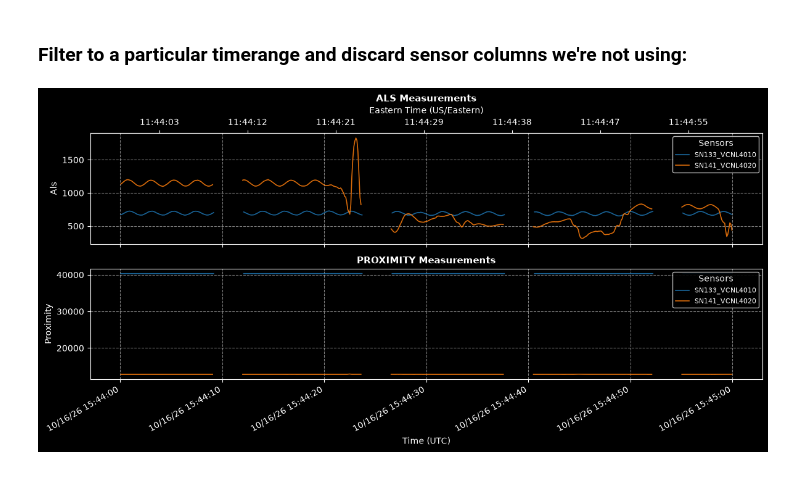
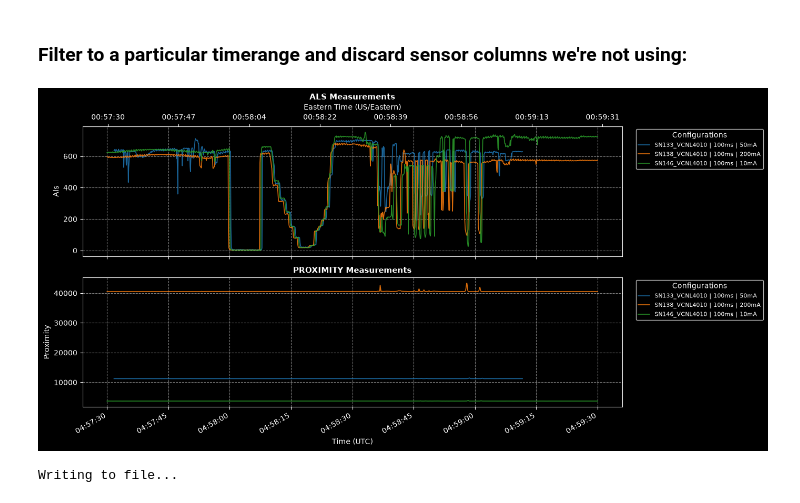
Before and after one commit to KCollins/ISAC, a Jupyter notebook: Data/OBS_Reader.ipynb, the cells around one changed output. Saved outputs shown, nothing was run; the diff lists cells and outputs as text; code cells hidden in the pictures.

```diff
--- a/Data/OBS_Reader.ipynb
+++ b/Data/OBS_Reader.ipynb
@@ -216,3 +345,14 @@ meta_df
+# %%
+import plotly.express as px
+fig = px.timeline(
+    meta_df,
+    x_start="start_datetime",
+    x_end="end_datetime",
+    y="serial_number",
+    color="sensor_type",  # Groups and colors bars by resource/department
+    title="File Overview"
+)
+fig.write_html("OBS_data_overview.html")
 # %%
 import matplotlib.dates as mdates
 import matplotlib.pyplot as plt
@@ -304,15 +510,16 @@ plot_synchronized_sensors(master_df)
 # %% [markdown]
 ### Filter to a particular timerange and discard sensor columns we're not using:
 # %%
-start = pd.Timestamp("2026-10-16 15:44:00")
-end = pd.Timestamp("2026-10-16 15:45:00")
+start = pd.Timestamp("2026-10-21 04:57:30")
+end = pd.Timestamp("2026-10-21 04:59:30")
+
 
 df_filtered = master_df.sort_index().loc[start:end]
 df_filtered.dropna(how='all', axis=1, inplace=True) # drop empty columns
 
 plot_synchronized_sensors(df_filtered)
 # %% [output]
-[figure, old version]
+[figure, new version]
 # %%
 import plotly.graph_objects as go
 from plotly.subplots import make_subplots
@@ -349,13 +556,17 @@ def plot_interactive_sensors(df: pd.DataFrame):
 
     fig.update_layout(
         height=300 * len(metrics),
-        title_text="Synchronized VCNL Sensor Telemetry (50ms Cadence)",
+        title_text="Synchronized VCNL Sensor Telemetry",
         hovermode="x unified",
         template="plotly_white",
     )
 
-    fig.show()
+    # fig.show()
+    print("Writing to file...")
+    fig.write_html("interactive_sensors.html")
 
 
 # Example Usage:
 plot_interactive_sensors(df_filtered)
+# %% [output]
+Writing to file...
```
Also changed, not shown: parts of 5 cells of this notebook, 2 other files.
